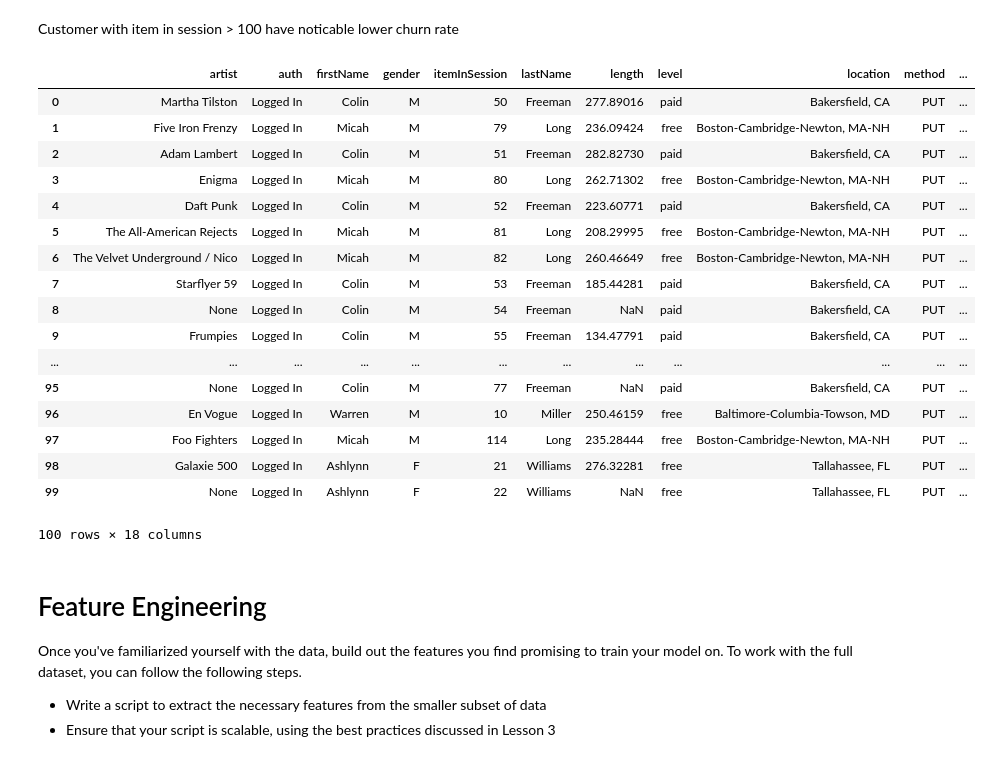
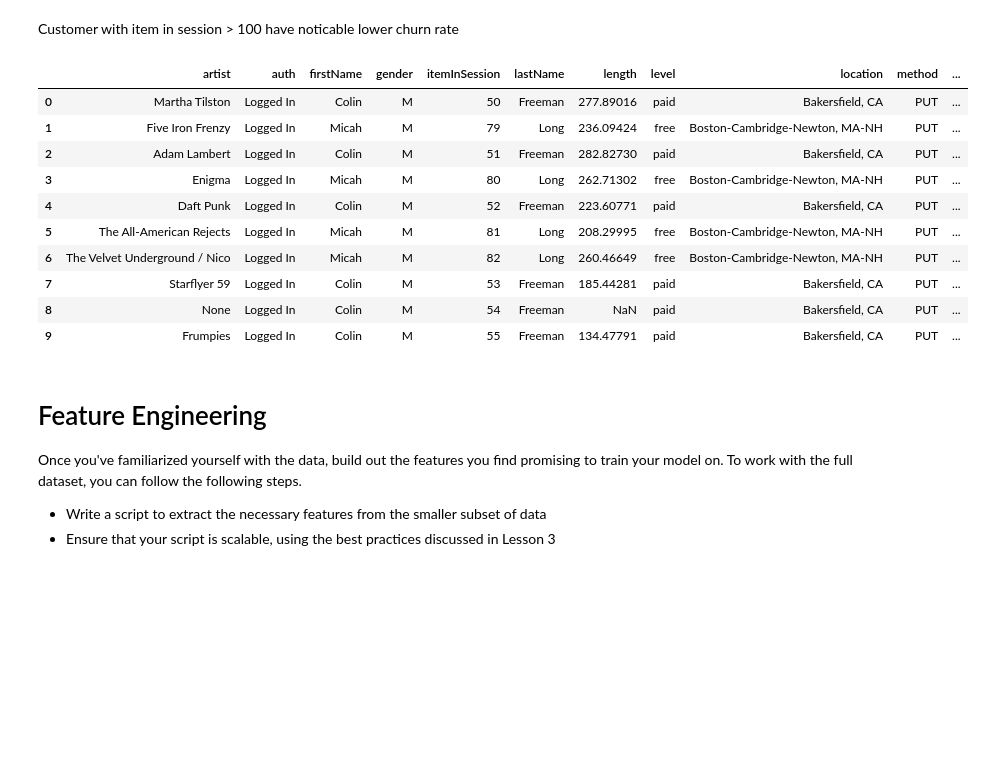
Before and after one commit to wsr13990/Sparkify, a Jupyter notebook: Sparkify.ipynb, the cells around one changed output. Drawn from its saved outputs; the diff is of its cells as text; code cells hidden in the pictures; blank space fills up the shorter version.

```diff
--- a/Sparkify.ipynb
+++ b/Sparkify.ipynb
@@ -253,26 +380,19 @@ plt.show()
 # %% [markdown]
 Customer with item in session > 100 have noticable lower churn rate
 # %%
-df.limit(100).toPandas()
+df.limit(10).toPandas()
 # %% [output]
 |  | artist | auth | firstName | gender | itemInSession | lastName | length | level | location | method | ... |
 | 0 | Martha Tilston | Logged In | Colin | M | 50 | Freeman | 277.89016 | paid | Bakersfield, CA | PUT | ... |
 | 1 | Five Iron Frenzy | Logged In | Micah | M | 79 | Long | 236.09424 | free | Boston-Cambridge-Newton, MA-NH | PUT | ... |
 | 2 | Adam Lambert | Logged In | Colin | M | 51 | Freeman | 282.82730 | paid | Bakersfield, CA | PUT | ... |
 | 3 | Enigma | Logged In | Micah | M | 80 | Long | 262.71302 | free | Boston-Cambridge-Newton, MA-NH | PUT | ... |
 | 4 | Daft Punk | Logged In | Colin | M | 52 | Freeman | 223.60771 | paid | Bakersfield, CA | PUT | ... |
 | 5 | The All-American Rejects | Logged In | Micah | M | 81 | Long | 208.29995 | free | Boston-Cambridge-Newton, MA-NH | PUT | ... |
 | 6 | The Velvet Underground / Nico | Logged In | Micah | M | 82 | Long | 260.46649 | free | Boston-Cambridge-Newton, MA-NH | PUT | ... |
 | 7 | Starflyer 59 | Logged In | Colin | M | 53 | Freeman | 185.44281 | paid | Bakersfield, CA | PUT | ... |
 | 8 | None | Logged In | Colin | M | 54 | Freeman | NaN | paid | Bakersfield, CA | PUT | ... |
 | 9 | Frumpies | Logged In | Colin | M | 55 | Freeman | 134.47791 | paid | Bakersfield, CA | PUT | ... |
-| ... | ... | ... | ... | ... | ... | ... | ... | ... | ... | ... | ... |
-| 95 | None | Logged In | Colin | M | 77 | Freeman | NaN | paid | Bakersfield, CA | PUT | ... |
-| 96 | En Vogue | Logged In | Warren | M | 10 | Miller | 250.46159 | free | Baltimore-Columbia-Towson, MD | PUT | ... |
-| 97 | Foo Fighters | Logged In | Micah | M | 114 | Long | 235.28444 | free | Boston-Cambridge-Newton, MA-NH | PUT | ... |
-| 98 | Galaxie 500 | Logged In | Ashlynn | F | 21 | Williams | 276.32281 | free | Tallahassee, FL | PUT | ... |
-| 99 | None | Logged In | Ashlynn | F | 22 | Williams | NaN | free | Tallahassee, FL | PUT | ... |
-100 rows × 18 columns
 # %% [markdown]
 # Feature Engineering
 Once you've familiarized yourself with the data, build out the features you find promising to train your model on. To work with the full dataset, you can follow the following steps.
```
Also changed, not shown: parts of 19 cells of this notebook, 1 other file.
